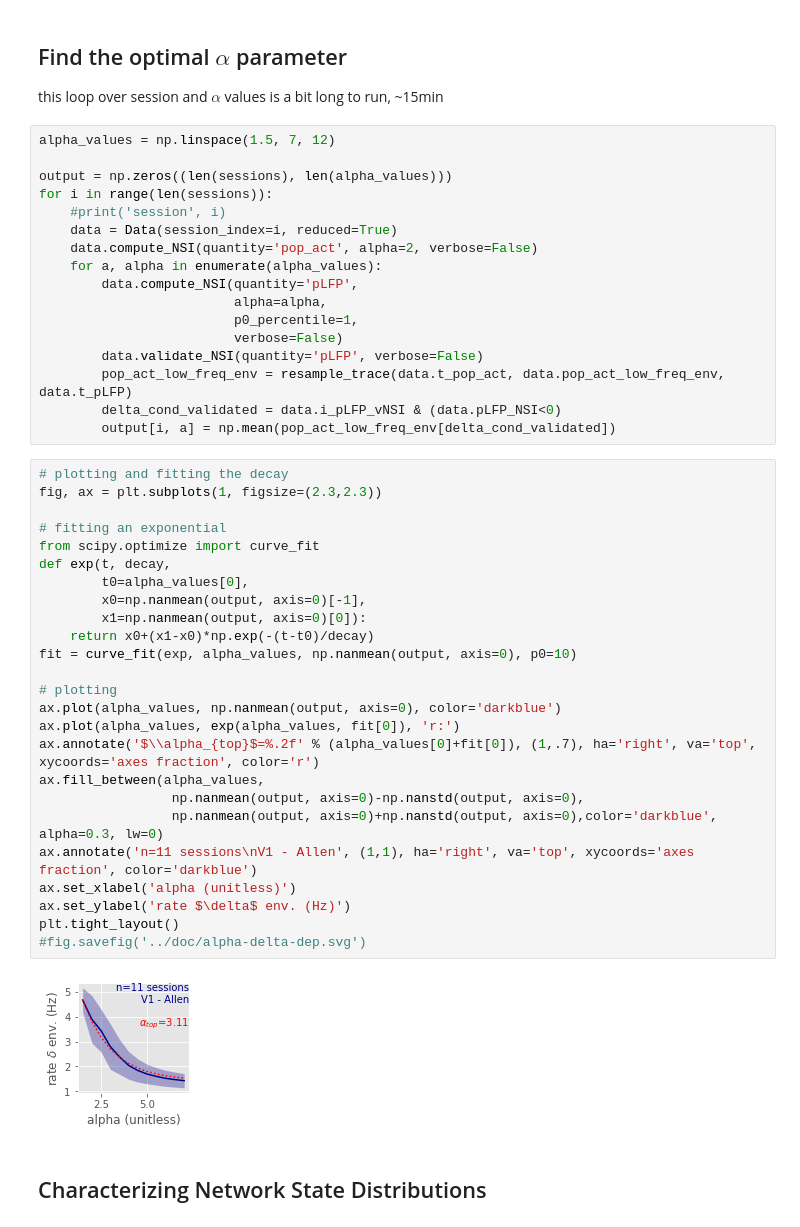
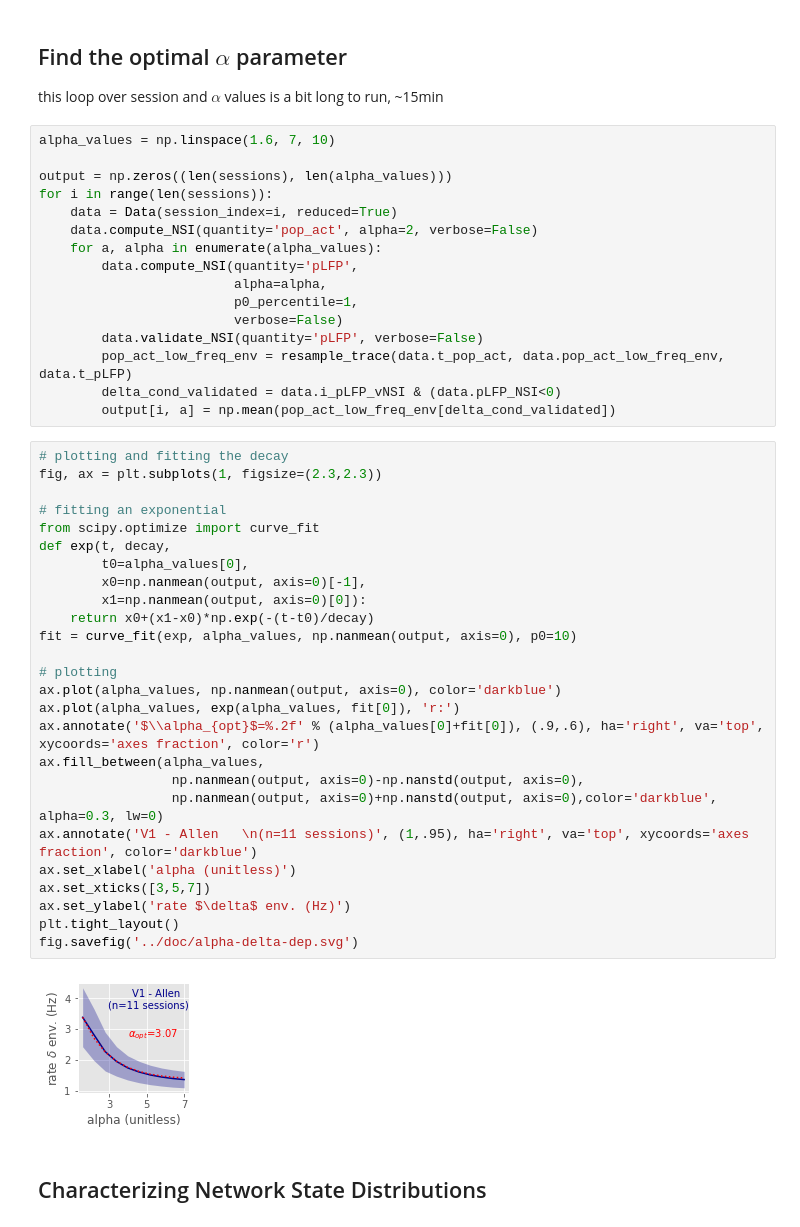
Before and after one commit to yzerlaut/Network_State_Index, a Jupyter notebook: demo/Allen-Neuropixels-dataset.ipynb, the cells around one changed output. Saved outputs shown, nothing was run; the diff lists cells and outputs as text.

```diff
--- a/demo/Allen-Neuropixels-dataset.ipynb
+++ b/demo/Allen-Neuropixels-dataset.ipynb
@@ -445,11 +445,10 @@ fig.savefig('../doc/delta-oscill-comparison.svg')
 
 this loop over session and $\alpha$ values is a bit long to run, ~15min
 # %%
-alpha_values = np.linspace(1.5, 7, 12)
+alpha_values = np.linspace(1.6, 7, 10)
 
 output = np.zeros((len(sessions), len(alpha_values)))
 for i in range(len(sessions)):
-    #print('session', i)
     data = Data(session_index=i, reduced=True)
     data.compute_NSI(quantity='pop_act', alpha=2, verbose=False)
     for a, alpha in enumerate(alpha_values):
@@ -464,30 +463,31 @@ for i in range(len(sessions)):
 # %%
 # plotting and fitting the decay
 fig, ax = plt.subplots(1, figsize=(2.3,2.3))
 
 # fitting an exponential
 from scipy.optimize import curve_fit
 def exp(t, decay,
         t0=alpha_values[0],
         x0=np.nanmean(output, axis=0)[-1],
         x1=np.nanmean(output, axis=0)[0]):
     return x0+(x1-x0)*np.exp(-(t-t0)/decay)
 fit = curve_fit(exp, alpha_values, np.nanmean(output, axis=0), p0=10)
 
 # plotting
 ax.plot(alpha_values, np.nanmean(output, axis=0), color='darkblue')
 ax.plot(alpha_values, exp(alpha_values, fit[0]), 'r:')
-ax.annotate('$\\alpha_{top}$=%.2f' % (alpha_values[0]+fit[0]), (1,.7), ha='right', va='top', xycoords='axes fraction', color='r')
+ax.annotate('$\\alpha_{opt}$=%.2f' % (alpha_values[0]+fit[0]), (.9,.6), ha='right', va='top', xycoords='axes fraction', color='r')
 ax.fill_between(alpha_values,
                  np.nanmean(output, axis=0)-np.nanstd(output, axis=0),
                  np.nanmean(output, axis=0)+np.nanstd(output, axis=0),color='darkblue', alpha=0.3, lw=0)
-ax.annotate('n=11 sessions\nV1 - Allen', (1,1), ha='right', va='top', xycoords='axes fraction', color='darkblue')
+ax.annotate('V1 - Allen   \n(n=11 sessions)', (1,.95), ha='right', va='top', xycoords='axes fraction', color='darkblue')
 ax.set_xlabel('alpha (unitless)')
+ax.set_xticks([3,5,7])
 ax.set_ylabel('rate $\delta$ env. (Hz)')
 plt.tight_layout()
-#fig.savefig('../doc/alpha-delta-dep.svg')
+fig.savefig('../doc/alpha-delta-dep.svg')
 # %% [output]
-[figure, old version]
+[figure, new version]
 # %% [markdown]
 ## Characterizing Network State Distributions
 # %%
```
Also changed, not shown: parts of 21 cells of this notebook, 1 other file.
